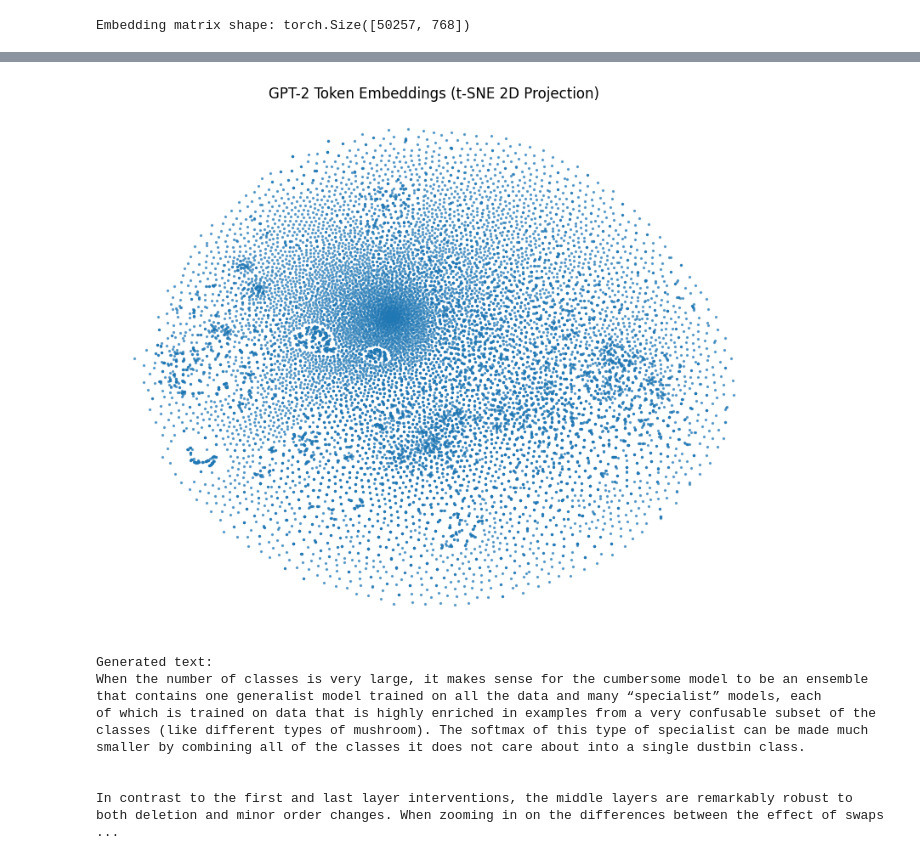
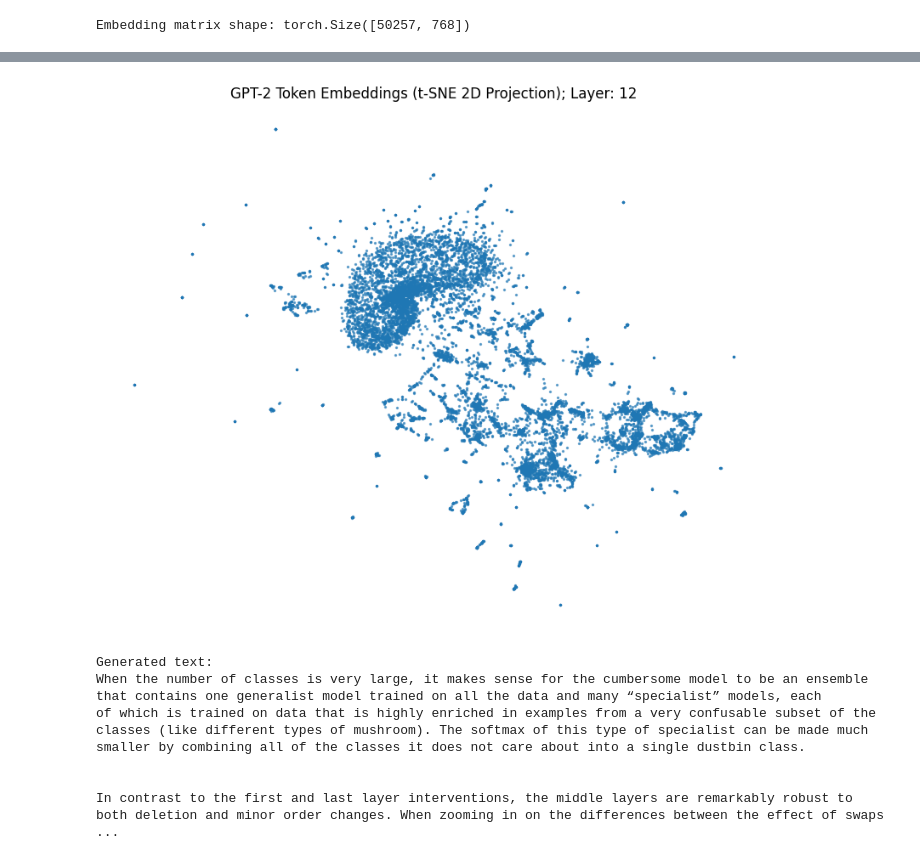
Before and after one commit to Doonse/reasoning, a Jupyter notebook: reason.ipynb, the cells around one changed output, grey strips where cells are left out. Saved outputs shown, nothing was run; the diff lists cells and outputs as text; code cells hidden in the pictures.

```diff
--- a/reason.ipynb
+++ b/reason.ipynb
@@ -69,27 +71,12 @@ inputs = tokenizer(input_text, return_tensors="pt").to(model.device)
 with torch.no_grad():
     outputs = model(**inputs)
 
-all_hidden_states = outputs.hidden_states
+all_hidden_states = outputs.hidden_states # 13 states
 
-final_layer = all_hidden_states[-1]  # shape: [batch_size, seq_len, hidden_size]
+final_layer = all_hidden_states[4]  # shape: [batch_size, seq_len, hidden_size]
 mean_pooled = final_layer.mean(dim=1)  # shape: [batch_size, hidden_size]
 
 token_emb_matrix = model.transformer.wte.weight.data  # shape: [vocab_size, hidden_dim]
 print("Embedding matrix shape:", token_emb_matrix.shape)
 # %% [output]
 Embedding matrix shape: torch.Size([50257, 768])
-# %%
-
-vocab_size = token_emb_matrix.shape[0]
-num_samples = 15000  # vocab size 50257
-indices = np.random.choice(vocab_size, size=num_samples, replace=False)
-indices = sorted(indices)  # just to keep them in ascending order
-
-#indices = np.arange(num_samples)  # [0..9999]
-sampled_embs = token_emb_matrix[indices, :]  # shape [num_samples, hidden_dim]
-
-token_id_to_pos = {}
-for i, tid in enumerate(indices):
-    token_id_to_pos[tid] = i
-
-print("Sampled embedding shape:", sampled_embs.shape)
@@ -101,12 +82,0 @@ sampled_tokens = [tokenizer.convert_ids_to_tokens([idx])[0] for idx in indices]
-# %%
-import umap.umap_ as umap
-
-# Example UMAP reducer
-reducer = umap.UMAP(
-    n_neighbors=5,      # how many neighbors each point has in local manifold
-    n_components=2,      # 2D projection
-    metric='euclidean',     # metric for distance calculation
-    repulsion_strength=2
-)
-
-umap_result = reducer.fit_transform(sampled_embs)  # shape: [num_samples, 2]
@@ -113,11 +162,11 @@ umap_result = reducer.fit_transform(sampled_embs)  # shape: [num_samples, 2]
 # %%
 plt.figure(figsize=(10, 8))
-plt.scatter(tsne_result[:, 0], tsne_result[:, 1], s=2, alpha=0.6)
-plt.title("GPT-2 Token Embeddings (t-SNE 2D Projection)")
+plt.scatter(umap_result[:, 0], umap_result[:, 1], s=2, alpha=0.6)
+plt.title(f"GPT-2 Token Embeddings (t-SNE 2D Projection); Layer: {layer_nr}")
 plt.axis("off")
 plt.show()
 # %% [output]
-[figure, old version]
+[figure, new version]
 # %%
 # Making of graph
 
```
Also changed, not shown: parts of 10 cells of this notebook, 32 other files.
